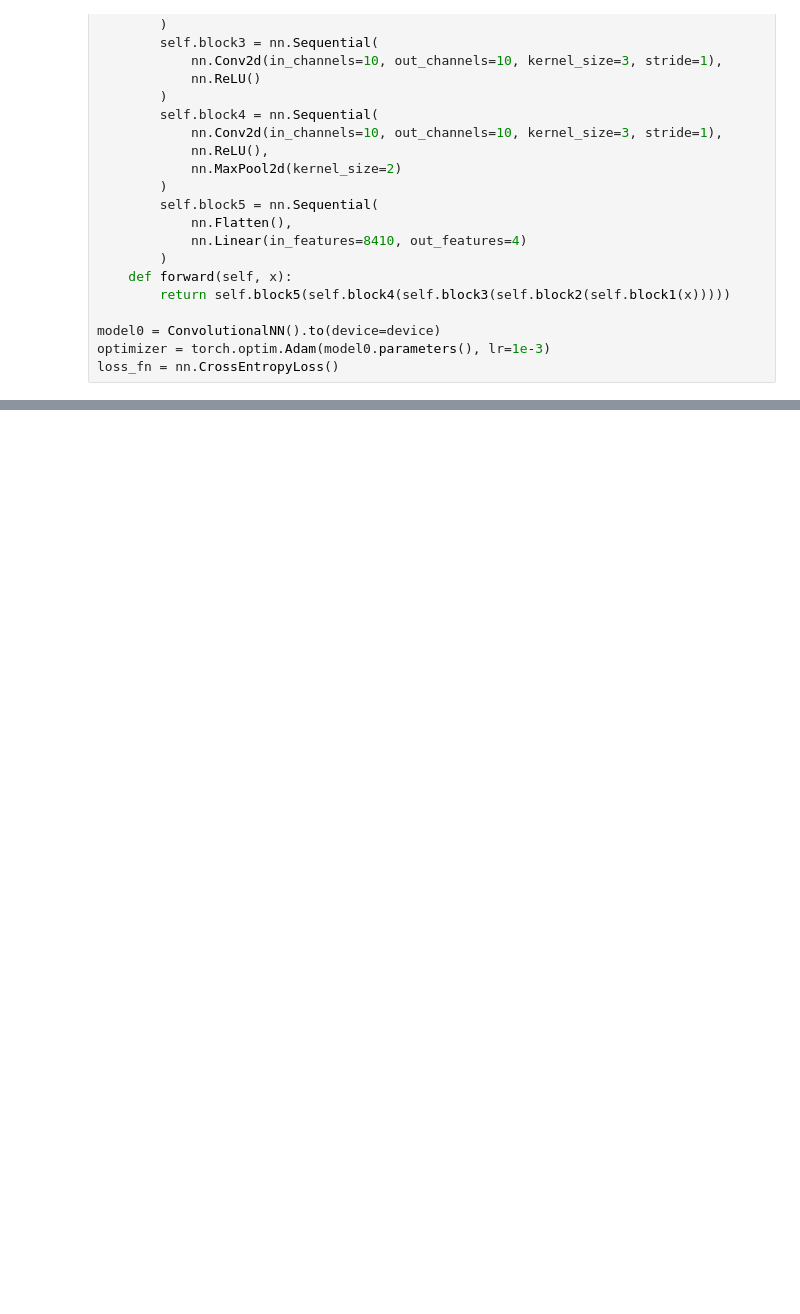
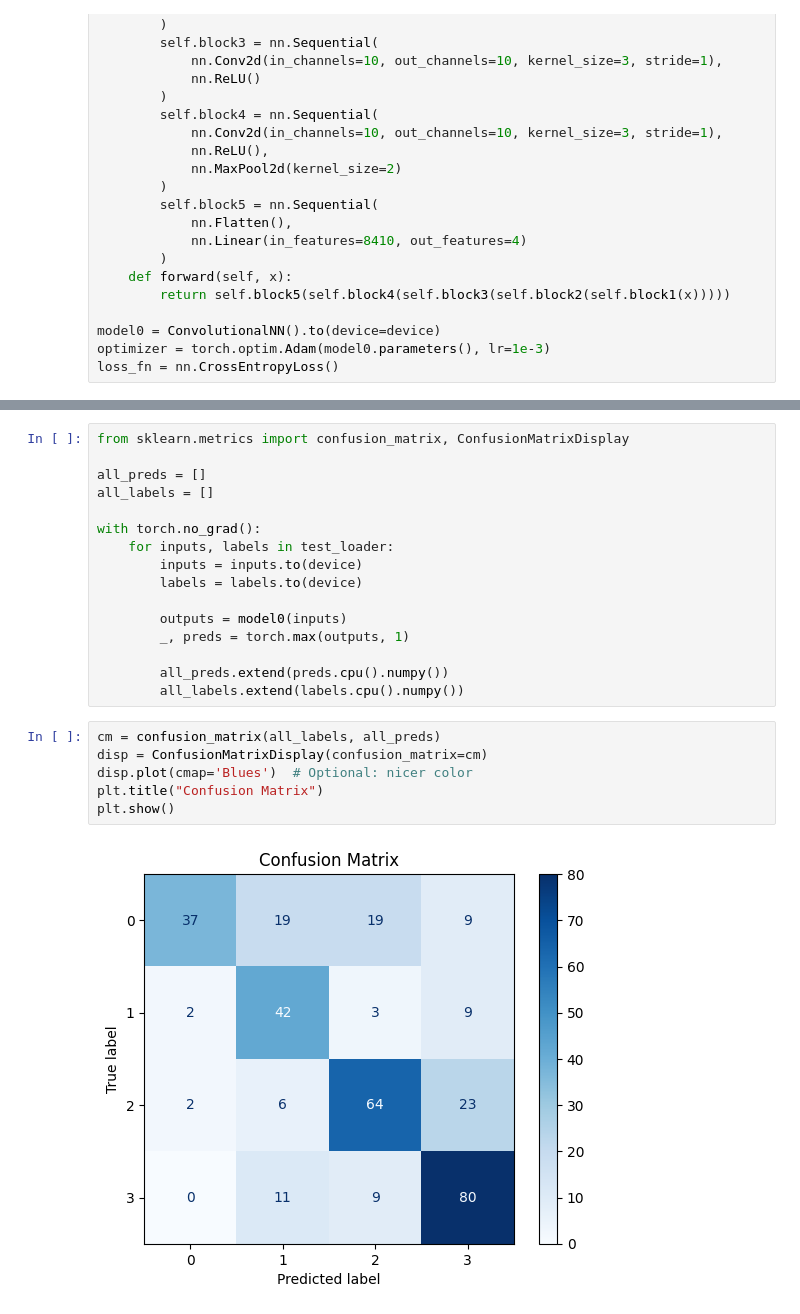
Before and after one commit to iftekharJ3lly/CSM-classifier, a Jupyter notebook: code.ipynb, the cells around one changed output, grey strips where cells are left out. Saved outputs shown, nothing was run; the diff lists cells and outputs as text; blank space fills up the shorter version.

```diff
--- a/code.ipynb
+++ b/code.ipynb
@@ -200,0 +236,24 @@ Test loss= 0.9735909646207636 | Test Accuracy = 0.6166666666666667
+# %%
+from sklearn.metrics import confusion_matrix, ConfusionMatrixDisplay
+
+all_preds = []
+all_labels = []
+
+with torch.no_grad():
+    for inputs, labels in test_loader:
+        inputs = inputs.to(device)
+        labels = labels.to(device)
+
+        outputs = model0(inputs)
+        _, preds = torch.max(outputs, 1)
+
+        all_preds.extend(preds.cpu().numpy())
+        all_labels.extend(labels.cpu().numpy())
+# %%
+cm = confusion_matrix(all_labels, all_preds)
+disp = ConfusionMatrixDisplay(confusion_matrix=cm)
+disp.plot(cmap='Blues')  # Optional: nicer color
+plt.title("Confusion Matrix")
+plt.show()
+# %% [output]
+[figure, added]
```
Also changed, not shown: parts of 8 cells of this notebook, 2 other files.
